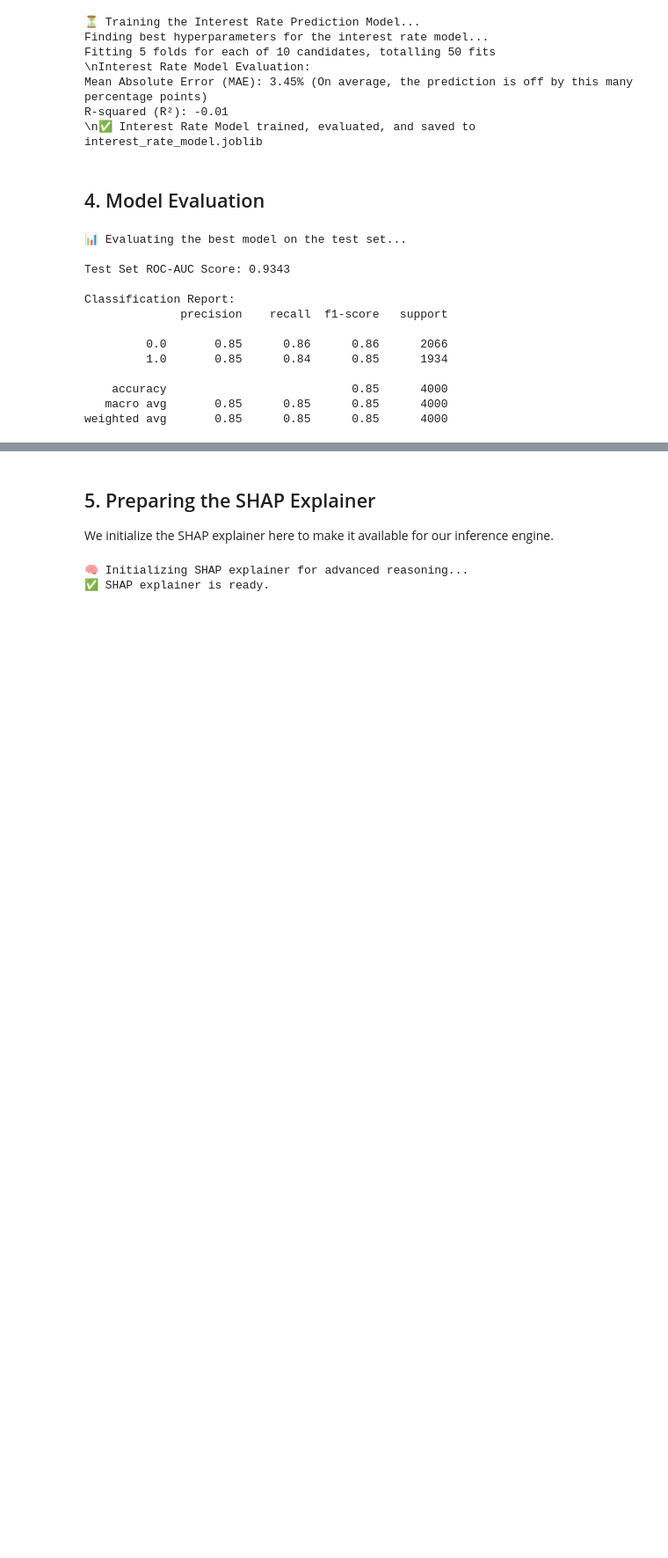
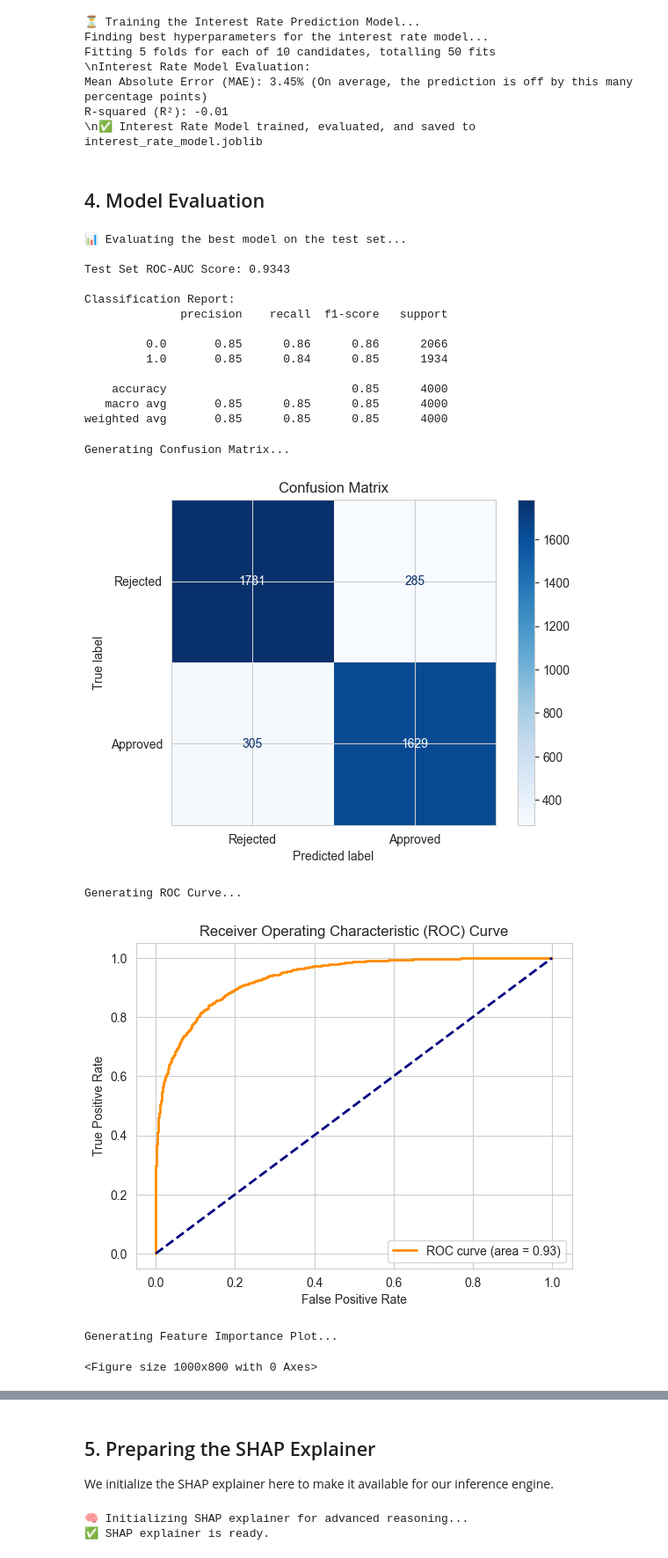
Before and after one commit to LavanyaKathuria/AI-Loan-Officer-for-Gig-Workers, a Jupyter notebook: AI_Loan_Officer.ipynb, the cells around one changed output, grey strips where cells are left out. Shown at 88% size. Drawn from its saved outputs; the diff is of its cells as text; code cells hidden in the pictures; blank space fills up the shorter version.

Commit message:
Added graphs

```diff
--- a/AI_Loan_Officer.ipynb
+++ b/AI_Loan_Officer.ipynb
@@ -231,3 +232,52 @@ Classification Report:
     accuracy                           0.85      4000
    macro avg       0.85      0.85      0.85      4000
 weighted avg       0.85      0.85      0.85      4000
+# %%
+# --- Visualizing Model Performance ---
+
+from sklearn.metrics import confusion_matrix, ConfusionMatrixDisplay, roc_curve, auc
+import matplotlib.pyplot as plt
+import seaborn as sns
+
+# 1. Confusion Matrix
+print("Generating Confusion Matrix...")
+cm = confusion_matrix(y_test, y_pred, labels=best_pipeline.classes_)
+disp = ConfusionMatrixDisplay(confusion_matrix=cm, display_labels=['Rejected', 'Approved'])
+disp.plot(cmap=plt.cm.Blues)
+plt.title('Confusion Matrix')
+plt.show()
+
+# 2. ROC Curve
+print("Generating ROC Curve...")
+fpr, tpr, thresholds = roc_curve(y_test, y_proba)
+roc_auc = auc(fpr, tpr)
+plt.figure()
+plt.plot(fpr, tpr, color='darkorange', lw=2, label=f'ROC curve (area = {roc_auc:.2f})')
+plt.plot([0, 1], [0, 1], color='navy', lw=2, linestyle='--')
+plt.xlabel('False Positive Rate')
+plt.ylabel('True Positive Rate')
+plt.title('Receiver Operating Characteristic (ROC) Curve')
+plt.legend(loc='lower right')
+plt.show()
+
+# 3. Feature Importance
+print("Generating Feature Importance Plot...")
+classifier = best_pipeline.named_steps['classifier']
+preprocessor = best_pipeline.named_steps['preprocessor']
+ohe_feature_names = preprocessor.named_transformers_['cat'].named_steps['onehot'].get_feature_names_out(CATEGORICAL_FEATURES)
+transformed_feature_names = NUMERIC_FEATURES + list(ohe_feature_names)
+
+plt.figure(figsize=(10, 8))
+xgb.plot_importance(classifier, max_num_features=15, importance_type='weight',
+                    title='XGBoost Feature Importance',
+                    xlabel='Importance (Weight)',
+                    show_values=False)
+plt.tight_layout()
+plt.show()
+# %% [output]
+Generating Confusion Matrix...
+[figure, added]
+Generating ROC Curve...
+[figure, added]
+Generating Feature Importance Plot...
+<Figure size 1000x800 with 0 Axes>
```
Also changed, not shown: parts of 4 cells of this notebook, 2 other files.
